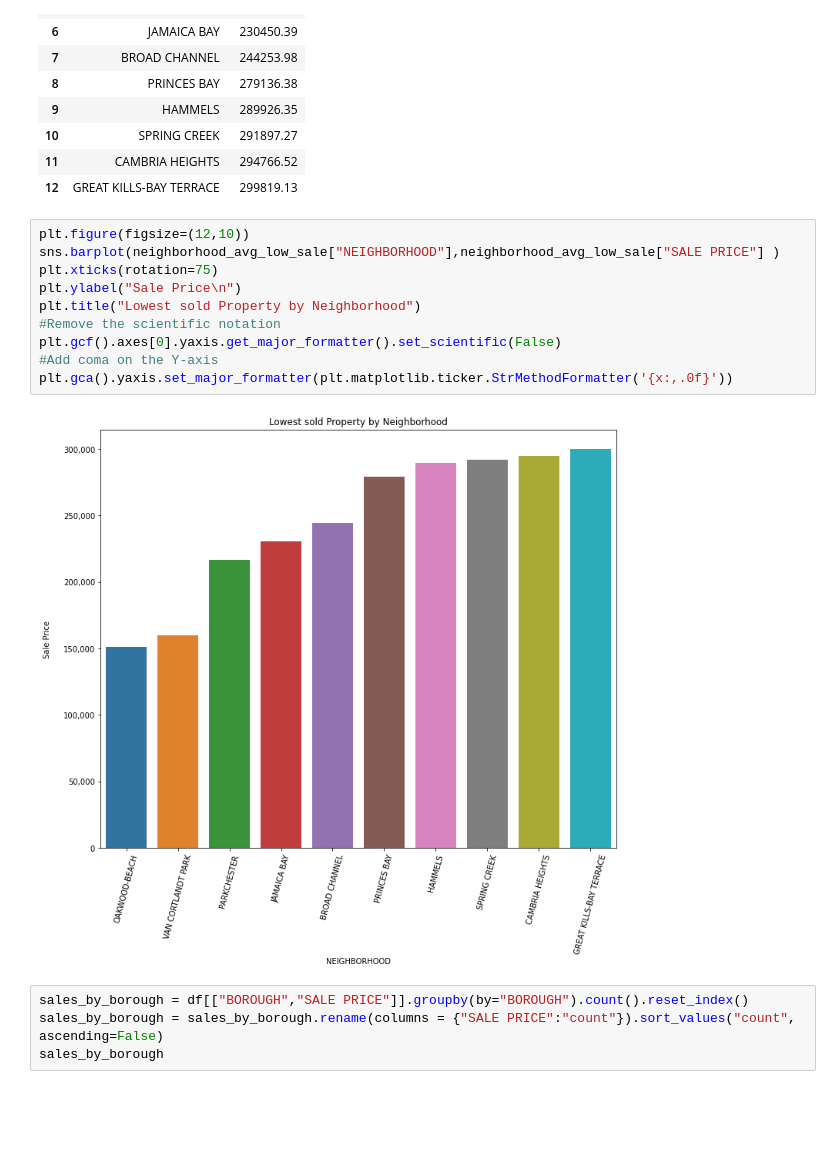
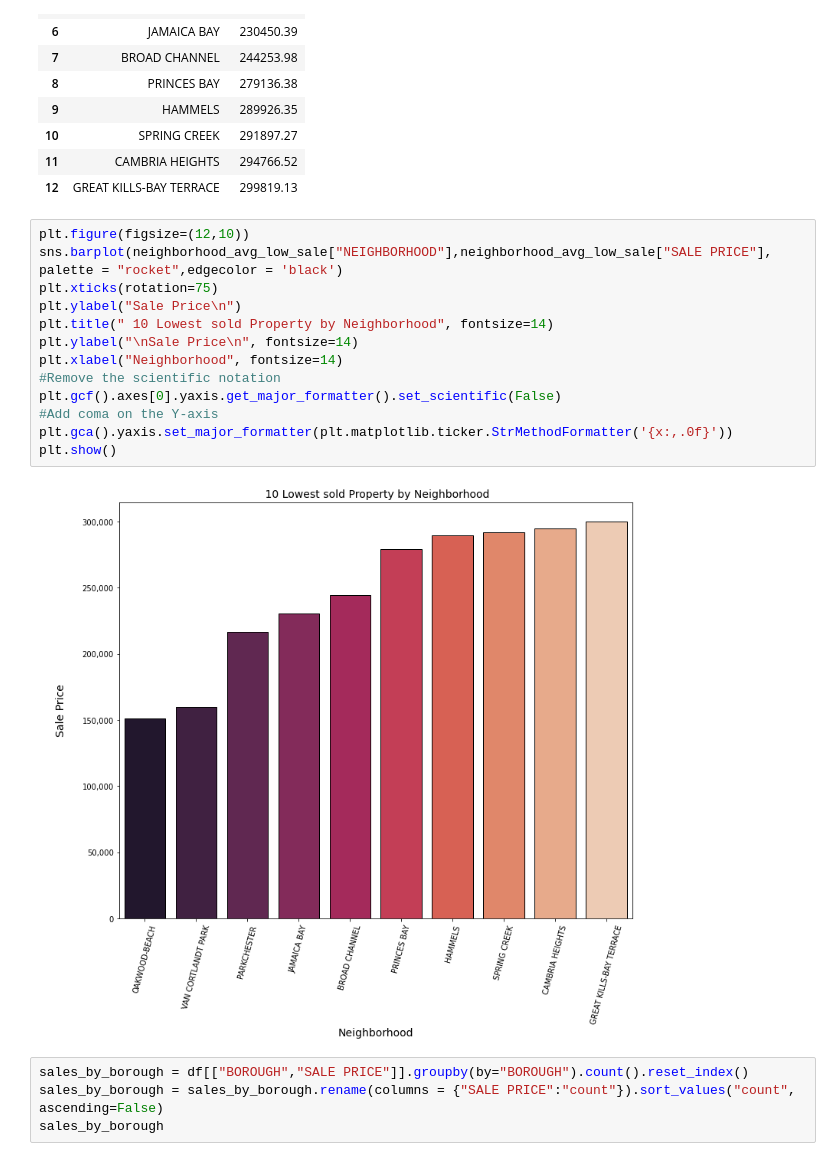
Before and after one commit to muktasidrahman/NYC-peoperty-analysis-for-2019, a Jupyter notebook: NYC_2019_Real_Estate.ipynb, the cells around one changed output. Saved outputs shown, nothing was run; the diff lists cells and outputs as text; blank space fills up the shorter version.

```diff
--- a/NYC_2019_Real_Estate.ipynb
+++ b/NYC_2019_Real_Estate.ipynb
@@ -554,16 +560,19 @@ neighborhood_avg_low_sale
 | 12 | GREAT KILLS-BAY TERRACE | 299819.13 |
 # %%
 plt.figure(figsize=(12,10))
-sns.barplot(neighborhood_avg_low_sale["NEIGHBORHOOD"],neighborhood_avg_low_sale["SALE PRICE"] )
+sns.barplot(neighborhood_avg_low_sale["NEIGHBORHOOD"],neighborhood_avg_low_sale["SALE PRICE"], palette = "rocket",edgecolor = 'black')
 plt.xticks(rotation=75)
 plt.ylabel("Sale Price\n")
-plt.title("Lowest sold Property by Neighborhood")
+plt.title(" 10 Lowest sold Property by Neighborhood", fontsize=14)
+plt.ylabel("\nSale Price\n", fontsize=14)
+plt.xlabel("Neighborhood", fontsize=14)
 #Remove the scientific notation
 plt.gcf().axes[0].yaxis.get_major_formatter().set_scientific(False)
 #Add coma on the Y-axis
 plt.gca().yaxis.set_major_formatter(plt.matplotlib.ticker.StrMethodFormatter('{x:,.0f}'))
+plt.show()
 # %% [output]
-[figure, old version]
+[figure, new version]
 # %%
 sales_by_borough = df[["BOROUGH","SALE PRICE"]].groupby(by="BOROUGH").count().reset_index()
 sales_by_borough = sales_by_borough.rename(columns = {"SALE PRICE":"count"}).sort_values("count", ascending=False)
```
Also changed, not shown: parts of 28 cells of this notebook.
